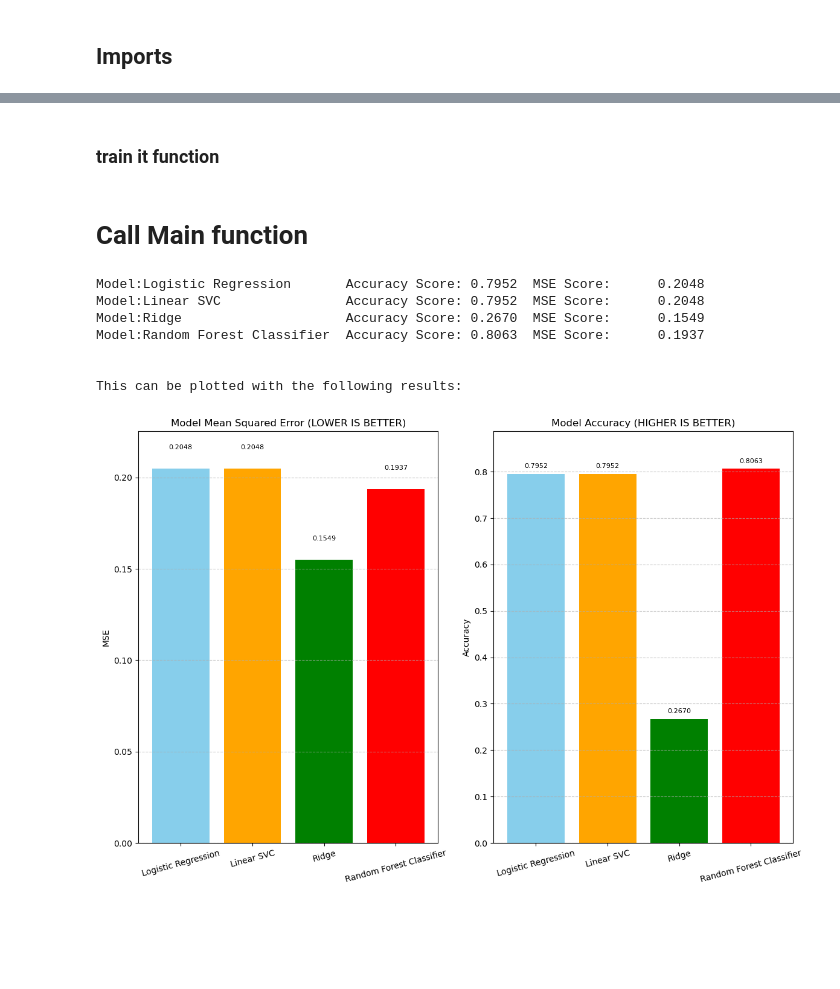
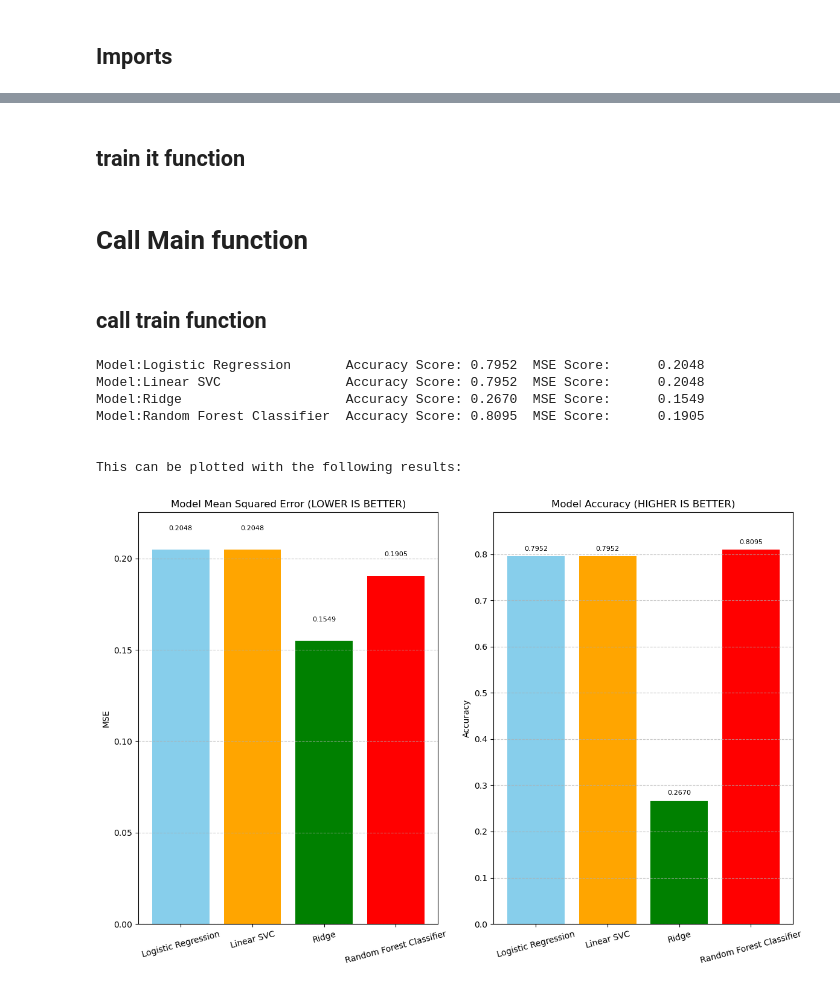
Before and after one commit to tzucker02/PythonCode, a Jupyter notebook: model_eval.ipynb, the cells around one changed output, grey strips where cells are left out. Cells and saved outputs as stored; diff of their text form; code cells hidden in the pictures; blank space fills up the shorter version.

Commit message:
changed function to evaluate target

```diff
--- a/model_eval.ipynb
+++ b/model_eval.ipynb
@@ -60,4 +23,0 @@ from IPython.display import display, Javascript
-# %%
-file_path = input("Full path to dataframe: ")
-file_separator = input("Separator used in dataframe (i.e., tab): ")
-target_col = input("Target feature in the dataframe (column name): ")
@@ -119,4 +46,8 @@ def read_file(filepath=None, file_separator=None, target=None):
 # %%
+file_path = input("Full path to dataframe: ")
+file_separator = input("Separator used in dataframe (i.e., '\\t' for tab, '\,' for comma, etc., without the quotes: ")
+target_col = input("Target feature in the dataframe (must be numeric): ")
+
 # Call the read_file function with variables
 dataframe, features, target_values = read_file(
     file_path,
@@ -180,9 +115,9 @@ def train_and_evaluate_model(model_type, model_name_str, X_train, X_test, y_trai
 
     return model_name_str, score, mse
 # %% [markdown]
-### train it function
+## train it function
 # %%
-def train_evaluate(data, target):
+def train_it(data, target):
     from sklearn.model_selection import train_test_split
     from sklearn.ensemble import RandomForestClassifier
     from sklearn.linear_model import LogisticRegression, Ridge
@@ -195,11 +130,15 @@ def train_evaluate(data, target):
 
     # Call the train and evaluate model function for each model
 
-    model_name1, score1, mse1 = train_and_evaluate_model(LogisticRegression(penalty='l2', max_iter=1000), 'Logistic Regression', X_train, X_test, y_train, y_test)
-    model_name2, score2, mse2 = train_and_evaluate_model(LinearSVC(penalty='l2', max_iter=1000), 'Linear SVC', X_train, X_test, y_train, y_test)
-    model_name3, score3, mse3 = train_and_evaluate_model(Ridge(alpha=1.0, max_iter=1000), 'Ridge', X_train, X_test, y_train, y_test)
-    model_name4, score4, mse4 = train_and_evaluate_model(RandomForestClassifier(n_estimators=7, max_depth=7), 'Random Forest Classifier', X_train, X_test, y_train, y_test)
+    iters = 1000
+    penalty = 'l2'
+    estimators = 7
+    depth = 7
 
+    model_name1, score1, mse1 = train_and_evaluate_model(LogisticRegression(penalty=penalty, max_iter=iters), 'Logistic Regression', X_train, X_test, y_train, y_test)
+    model_name2, score2, mse2 = train_and_evaluate_model(LinearSVC(penalty=penalty, max_iter=iters), 'Linear SVC', X_train, X_test, y_train, y_test)
+    model_name3, score3, mse3 = train_and_evaluate_model(Ridge(alpha=1.0, max_iter=iters), 'Ridge', X_train, X_test, y_train, y_test)
+    model_name4, score4, mse4 = train_and_evaluate_model(RandomForestClassifier(n_estimators=estimators, max_depth=depth), 'Random Forest Classifier', X_train, X_test, y_train, y_test)
     # Call the plot function with the results from the train and evaluate function
 
     plot_to_compare(model_name1, score1, mse1, model_name2, score2, mse2, model_name3, score3, mse3, model_name4, score4, mse4)
@@ -207,14 +146,16 @@ def train_evaluate(data, target):
     return
 # %% [markdown]
 # Call Main function
+# %% [markdown]
+## call train function
 # %%
-train_evaluate(dataframe, target_col)
+train_it(dataframe, target_col)
 # %% [output]
 Model:Logistic Regression       Accuracy Score: 0.7952  MSE Score:      0.2048
 Model:Linear SVC                Accuracy Score: 0.7952  MSE Score:      0.2048
 Model:Ridge                     Accuracy Score: 0.2670  MSE Score:      0.1549
-Model:Random Forest Classifier  Accuracy Score: 0.8063  MSE Score:      0.1937
+Model:Random Forest Classifier  Accuracy Score: 0.8095  MSE Score:      0.1905
 
 
 This can be plotted with the following results:
-[figure, old version]
+[figure, new version]
```
Also changed, not shown: parts of 16 cells of this notebook.
